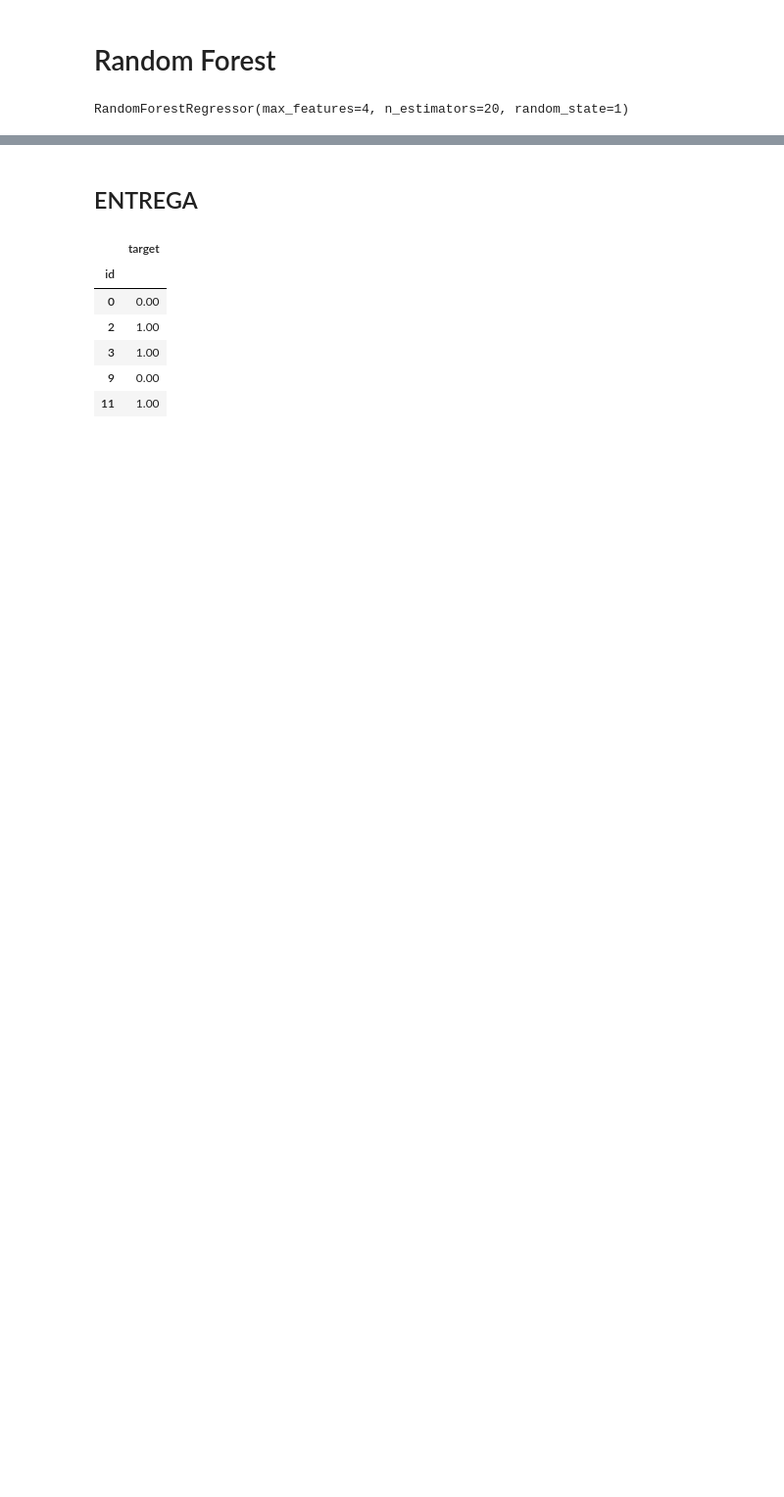
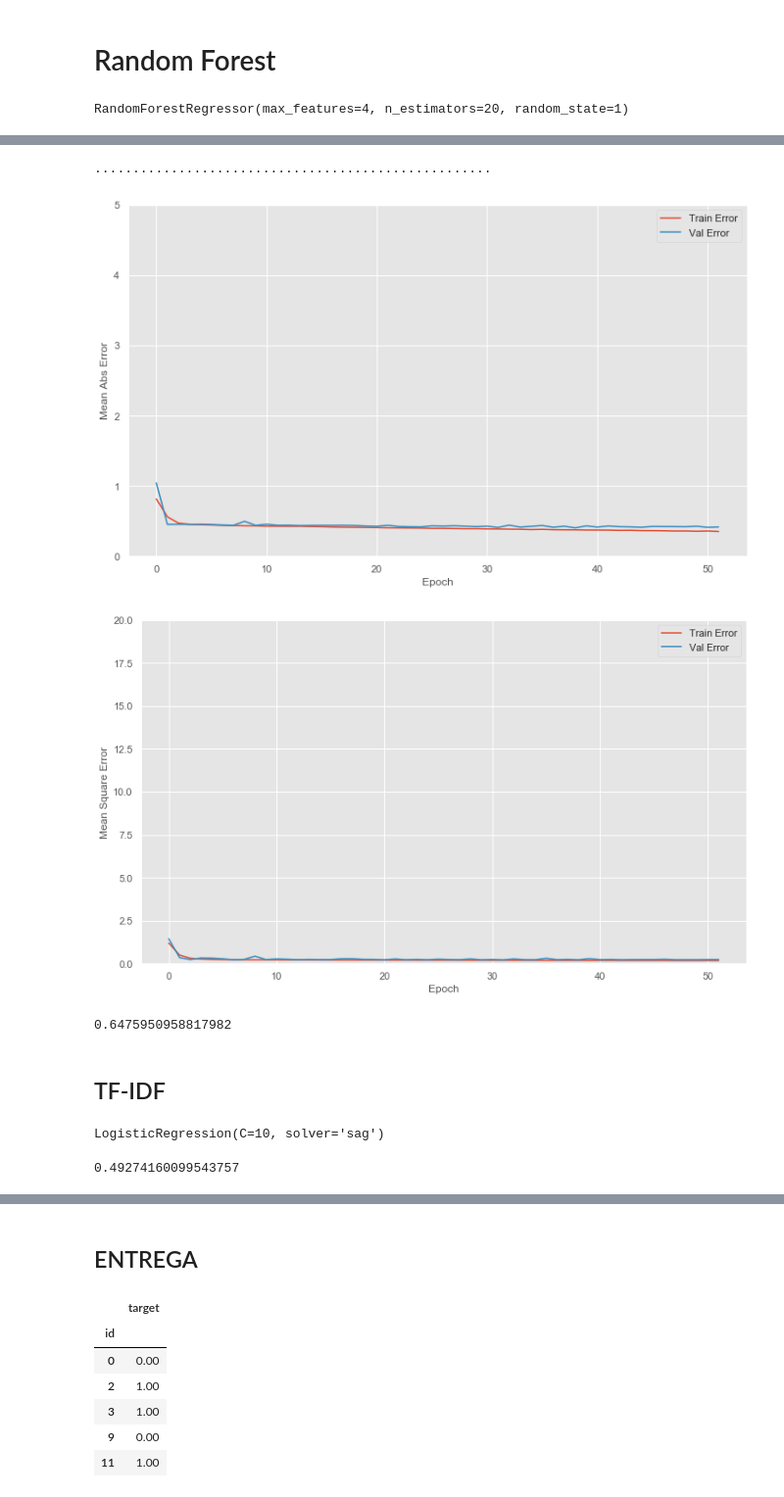
Before and after one commit to GIBelletti/TP2-7506-Datos, a Jupyter notebook: TP2.ipynb, the cells around one changed output, grey strips where cells are left out. Shown at 98% size. Cells and saved outputs as stored; diff of their text form; code cells hidden in the pictures; blank space fills up the shorter version.

```diff
--- a/TP2.ipynb
+++ b/TP2.ipynb
@@ -862,3 +1036,71 @@ plt.show()
+# %%
+class PrintDot(keras.callbacks.Callback):
+  def on_epoch_end(self, epoch, logs):
+    if epoch % 100 == 0: print('')
+    print('.', end='')
+
+EPOCHS = 1000
+
+early_stop = keras.callbacks.EarlyStopping(monitor='val_loss', patience=20)
+
+history = model.fit(train_set, train_label, epochs=EPOCHS,
+                    validation_split = 0.2, verbose=0, callbacks=[early_stop, PrintDot()])
+# %% [output]
+....................................................
+# %%
+hist = pd.DataFrame(history.history)
+hist['epoch'] = history.epoch
+
+def plot_history(history):
+  hist = pd.DataFrame(history.history)
+  hist['epoch'] = history.epoch
+
+  plt.figure()
+  plt.xlabel('Epoch')
+  plt.ylabel('Mean Abs Error')
+  plt.plot(hist['epoch'], hist['mae'],
+           label='Train Error')
+  plt.plot(hist['epoch'], hist['val_mae'],
+           label = 'Val Error')
+  plt.ylim([0,5])
+  plt.legend()
+
+  plt.figure()
+  plt.xlabel('Epoch')
+  plt.ylabel('Mean Square Error')
+  plt.plot(hist['epoch'], hist['mse'],
+           label='Train Error')
+  plt.plot(hist['epoch'], hist['val_mse'],
+           label = 'Val Error')
+  plt.ylim([0,20])
+  plt.legend()
+  plt.show()
+
+
+plot_history(history)
+# %% [output]
+[figure, added]
+[figure, added]
+# %%
+preds = model.predict(np.asarray(test_set)).round()
+result['target'] = preds
+print(F1(result))
+# %% [output]
+0.6475950958817982
+# %% [markdown]
+## TF-IDF
+# %%
+from sklearn.linear_model import LogisticRegression
+classifier = LogisticRegression(solver='sag', C=10)
+classifier.fit(train_set, train_label)
+# %% [output]
+LogisticRegression(C=10, solver='sag')
+# %%
+preds = classifier.predict(test_set)
+result['target'] = preds
+print(F1(result))
+# %% [output]
+0.49274160099543757
 # %%
 #NO EJECUTAR ESTA CELDA SALVO NESESIDAD DE ACTUALIZAR LAS PALABRAS IMPORTANTES
 importancia = rf.feature_importances_
```
Also changed, not shown: parts of 33 cells of this notebook.
